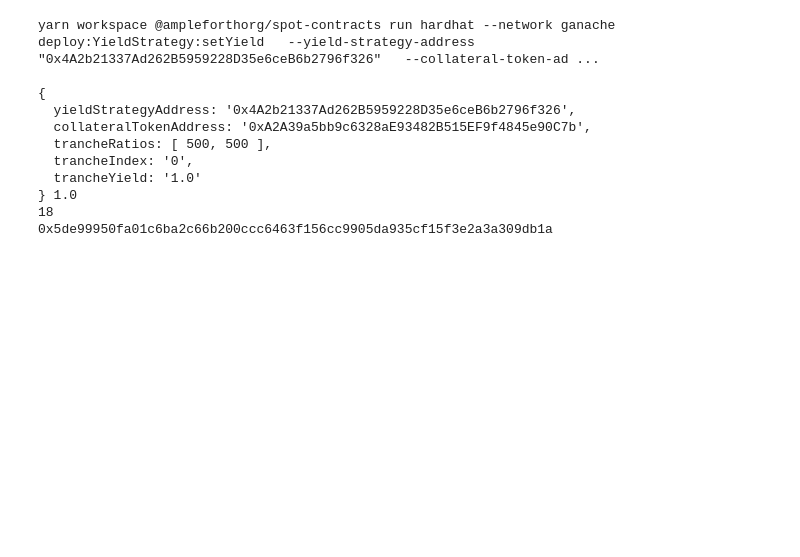
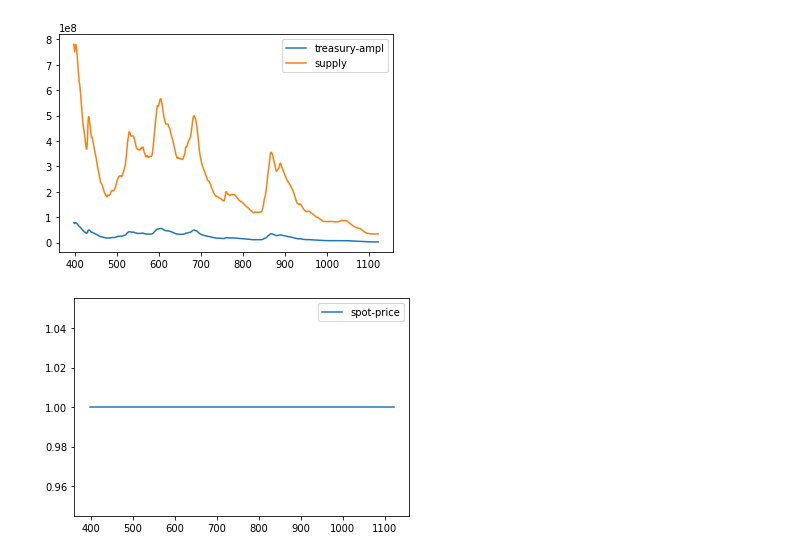
Before and after one commit to ampleforth/spot, a Jupyter notebook: science/spot.ipynb, the cells around one changed output. Cells and saved outputs as stored; diff of their text form; code cells hidden in the pictures; blank space fills up the shorter version.

Commit message:
py notebook to sim spot

```diff
--- a/science/spot.ipynb
+++ b/science/spot.ipynb
@@ -37,15 +38,15 @@ amplDf['time'] = pd.to_datetime(amplDf['time'], unit='s')
 amplDf = amplDf.set_index('time')
 amplDf['marketcap'] = amplDf['price'] * amplDf['supply']
 
-# NOTE: starting from 17th june 2020
-amplDf = amplDf[amplDf.epoch>353]
+# NOTE: starting from july 30 2020 (max supply)
+amplDf = amplDf[amplDf.epoch > 396]
 # %%
-TRANCHE_RATIOS = [500, 500]
+TRANCHE_RATIOS = [350, 650]
 
-BOND_DURATION_EPOCHS = 24 # number of rebases before the bond ends
-ISSUE_FREQUENCY_EPOCHS = 6 # number of rebases before a new bond is issued
+BOND_DURATION_EPOCHS = 56 # number of rebases before the bond ends
+ISSUE_FREQUENCY_EPOCHS = 14 # number of rebases before a new bond is issued
 
-TIME_BETWEEN_REBASES = 3600
+TIME_BETWEEN_REBASES = 86400
 BOND_DURATION = BOND_DURATION_EPOCHS * TIME_BETWEEN_REBASES
 ISSUE_FREQUENCY = ISSUE_FREQUENCY_EPOCHS * TIME_BETWEEN_REBASES
 
@@ -53,6 +54,7 @@ BOND_YIELDS = [1.0, 0]
 YIELD_DECIMALS = 18
 
 AMPL_DECIMALS = 9
+PRICE_DECIMALS = 8
 
 def deployContracts():
     addrs = { }
@@ -117,14 +119,13 @@ yarn workspace @ampleforthorg/spot-contracts run hardhat --network ganache ops:r
   --from-idx "%s"
     """ % (issuer.address, wallet))
 
-def trancheAndRollover(router, spot, collateralAmount, walletIdx):
+def trancheAndRolloverMax(router, spot, walletIdx):
     exec("""
-yarn workspace @ampleforthorg/spot-contracts run hardhat --network ganache ops:trancheAndRollover \
+yarn workspace @ampleforthorg/spot-contracts run hardhat --network ganache ops:trancheAndRolloverMax \
   --router-address "%s" \
   --perp-address "%s" \
-  --collateral-amount "%s" \
   --from-idx "%s"
-    """ % (router.address, spot.address, collateralAmount, walletIdx))
+    """ % (router.address, spot.address, walletIdx))
 
 def advanceClock(timeInSec):
     exec("""yarn workspace @ampleforthorg/spot-contracts run hardhat --network ganache ops:increaseTimeBy %s""" % (timeInSec))
@@ -262,20 +282,13 @@ Name: supply, Length: 767, dtype: float64
 # %%
-# plt.plot(minterAmplBalances, label="minter-ampl")
-# plt.plot(minterSpotBalances, label="minter-spot")
-# plt.plot(treasuryAmplBalances, label="treasury-ampl")
-# plt.show()
+plt.plot(amplDf['epoch'], treasuryAmplBalances, label="treasury-ampl")
+# plt.plot(amplDf['epoch'], minterAmplBalances,label="minter-ampl")
+plt.plot(amplDf['epoch'], supplies,label="supply")
+plt.legend()
+plt.show()
 
-# trancheAndDeposit(router, spot, MINT_PER_ISSUE*2, 0)
-# spot.functions.balanceOf(minter).call()
+plt.plot(amplDf['epoch'], prices, label="spot-price")
+plt.legend()
+plt.show()
 # %% [output]
-yarn workspace @ampleforthorg/spot-contracts run hardhat --network ganache deploy:YieldStrategy:setYield   --yield-strategy-address "0x4A2b21337Ad262B5959228D35e6ceB6b2796f326"   --collateral-token-ad ...
-
-{
-  yieldStrategyAddress: '0x4A2b21337Ad262B5959228D35e6ceB6b2796f326',
-  collateralTokenAddress: '0xA2A39a5bb9c6328aE93482B515EF9f4845e90C7b',
-  trancheRatios: [ 500, 500 ],
-  trancheIndex: '0',
-  trancheYield: '1.0'
-} 1.0
-18
-0x5de99950fa01c6ba2c66b200ccc6463f156cc9905da935cf15f3e2a3a309db1a
+[figure, added]
+[figure, added]
```
Also changed, not shown: parts of 3 cells of this notebook, 2 other files.
